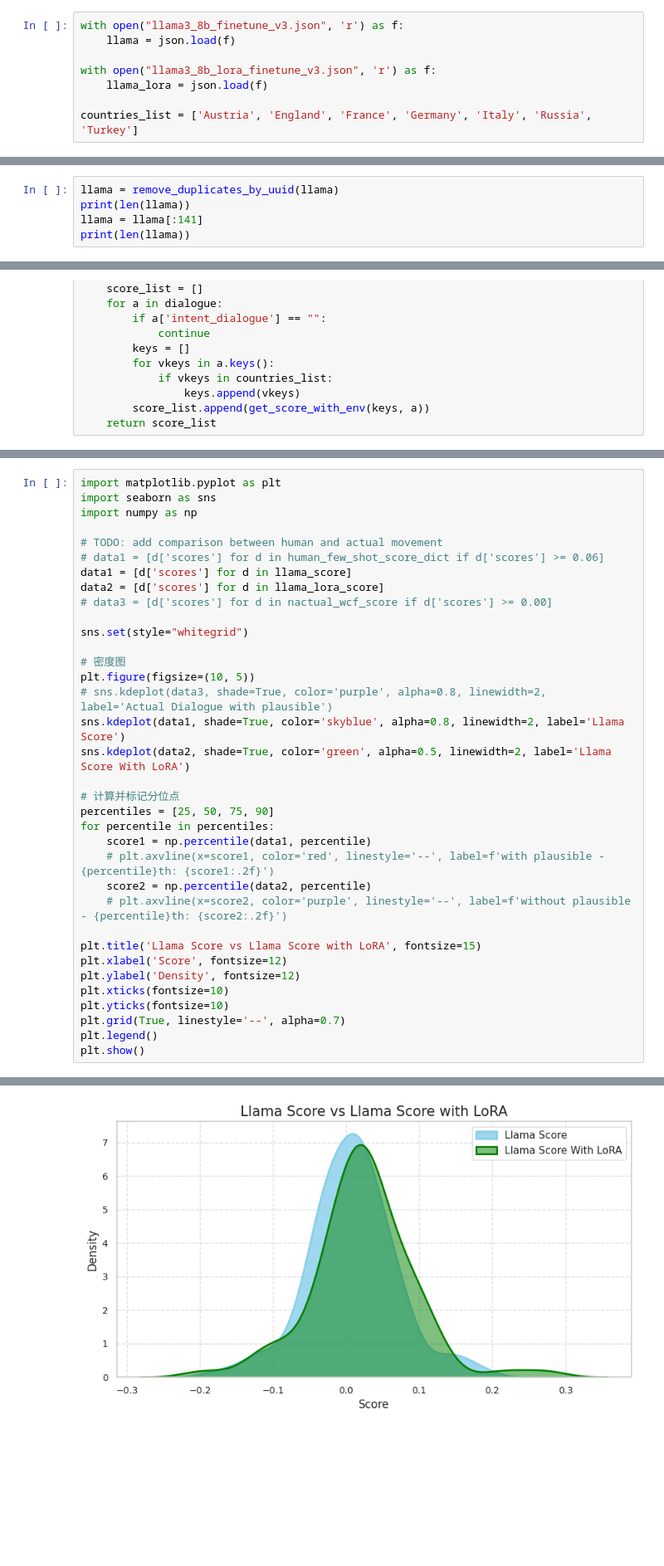
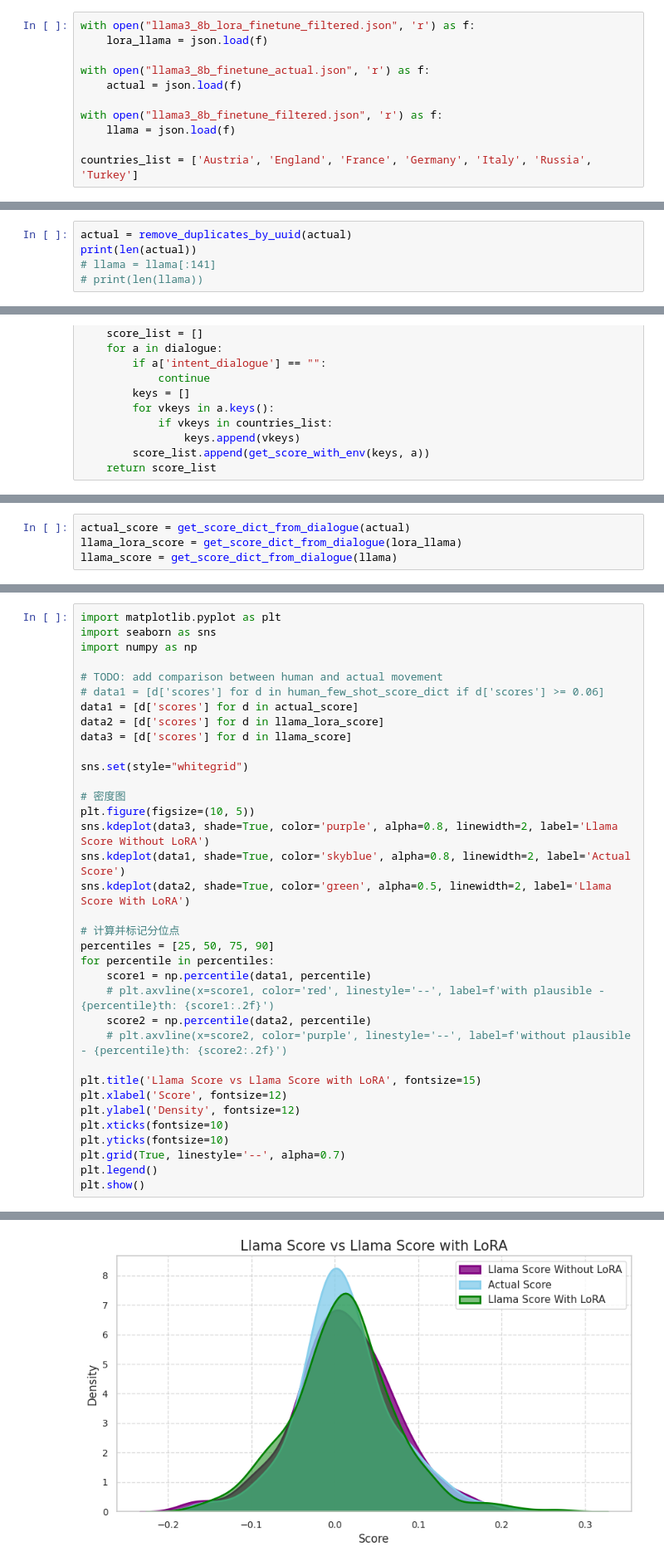
Before and after one commit to andyjliu/sotopia-diplomacy, a Jupyter notebook: src/data/intent_value/taskeval_demo/lora_results_compare.ipynb, the cells around one changed output, grey strips where cells are left out. Shown: that part at 83% size. Cells and saved outputs as stored; diff of their text form; blank space fills up the shorter version.

Commit message:
update finetune format inference

```diff
--- a/src/data/intent_value/taskeval_demo/lora_results_compare.ipynb
+++ b/src/data/intent_value/taskeval_demo/lora_results_compare.ipynb
@@ -2,10 +2,13 @@
 import json
 import rich
 # %%
-with open("llama3_8b_finetune_v3.json", 'r') as f:
+with open("llama3_8b_lora_finetune_filtered.json", 'r') as f:
+    lora_llama = json.load(f)
+
+with open("llama3_8b_finetune_actual.json", 'r') as f:
+    actual = json.load(f)
+
+with open("llama3_8b_finetune_filtered.json", 'r') as f:
     llama = json.load(f)
 
-with open("llama3_8b_lora_finetune_v3.json", 'r') as f:
-    llama_lora = json.load(f)
-
 countries_list = ['Austria', 'England', 'France', 'Germany', 'Italy', 'Russia', 'Turkey']
@@ -26,8 +29,8 @@ def remove_duplicates_by_uuid(dict_list, uuid_key='env_uuid'):
 
     return unique_list
 # %%
-llama = remove_duplicates_by_uuid(llama)
-print(len(llama))
-llama = llama[:141]
-print(len(llama))
+actual = remove_duplicates_by_uuid(actual)
+print(len(actual))
+# llama = llama[:141]
+# print(len(llama))
 # %% [output]
@@ -60 +59,5 @@ llama_lora_score = get_score_dict_from_dialogue(llama_lora)
+# %%
+actual_score = get_score_dict_from_dialogue(actual)
+llama_lora_score = get_score_dict_from_dialogue(lora_llama)
+llama_score = get_score_dict_from_dialogue(llama)
 # %%
@@ -68,16 +71,16 @@ import numpy as np
 
 # TODO: add comparison between human and actual movement
 # data1 = [d['scores'] for d in human_few_shot_score_dict if d['scores'] >= 0.06]
-data1 = [d['scores'] for d in llama_score]
+data1 = [d['scores'] for d in actual_score]
 data2 = [d['scores'] for d in llama_lora_score]
-# data3 = [d['scores'] for d in nactual_wcf_score if d['scores'] >= 0.00]
+data3 = [d['scores'] for d in llama_score]
 
 sns.set(style="whitegrid")
 
 # 密度图
 plt.figure(figsize=(10, 5))
-# sns.kdeplot(data3, shade=True, color='purple', alpha=0.8, linewidth=2, label='Actual Dialogue with plausible')
-sns.kdeplot(data1, shade=True, color='skyblue', alpha=0.8, linewidth=2, label='Llama Score')
+sns.kdeplot(data3, shade=True, color='purple', alpha=0.8, linewidth=2, label='Llama Score Without LoRA')
+sns.kdeplot(data1, shade=True, color='skyblue', alpha=0.8, linewidth=2, label='Actual Score')
 sns.kdeplot(data2, shade=True, color='green', alpha=0.5, linewidth=2, label='Llama Score With LoRA')
 
 # 计算并标记分位点
@@ -104,6 +112,6 @@ This will become an error in seaborn v0.14.0; please update your code.
 
 `shade` is now deprecated in favor of `fill`; setting `fill=True`.
 This will become an error in seaborn v0.14.0; please update your code.
 
   sns.kdeplot(data2, shade=True, color='green', alpha=0.5, linewidth=2, label='Llama Score With LoRA')
-[figure, old version]
+[figure, new version]
```
Also changed, not shown: parts of 9 cells of this notebook, 17 other files.
